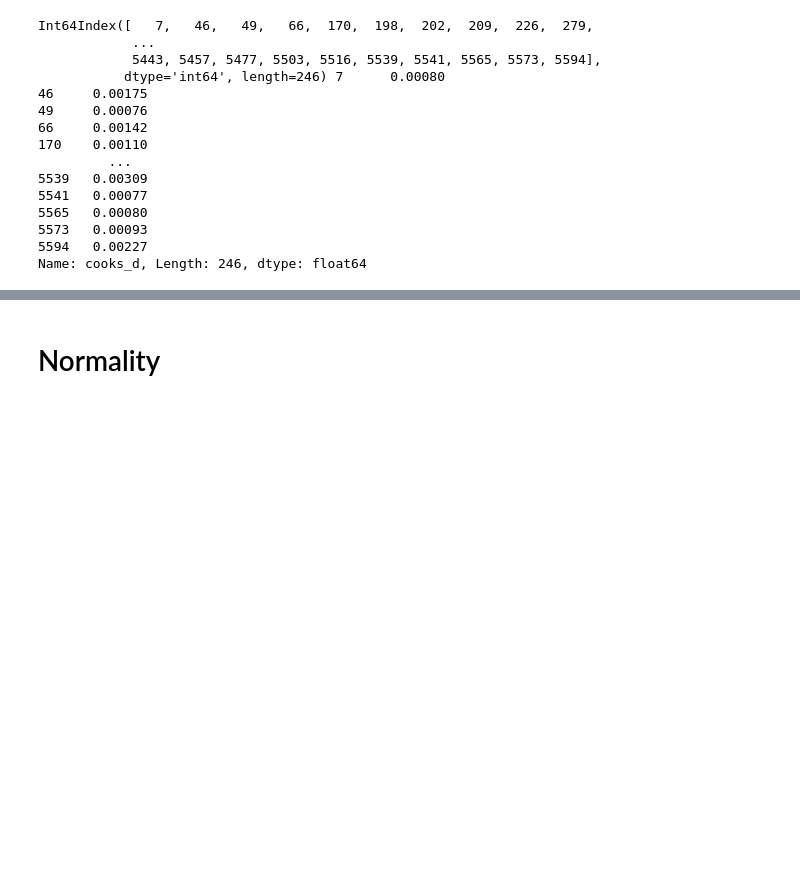
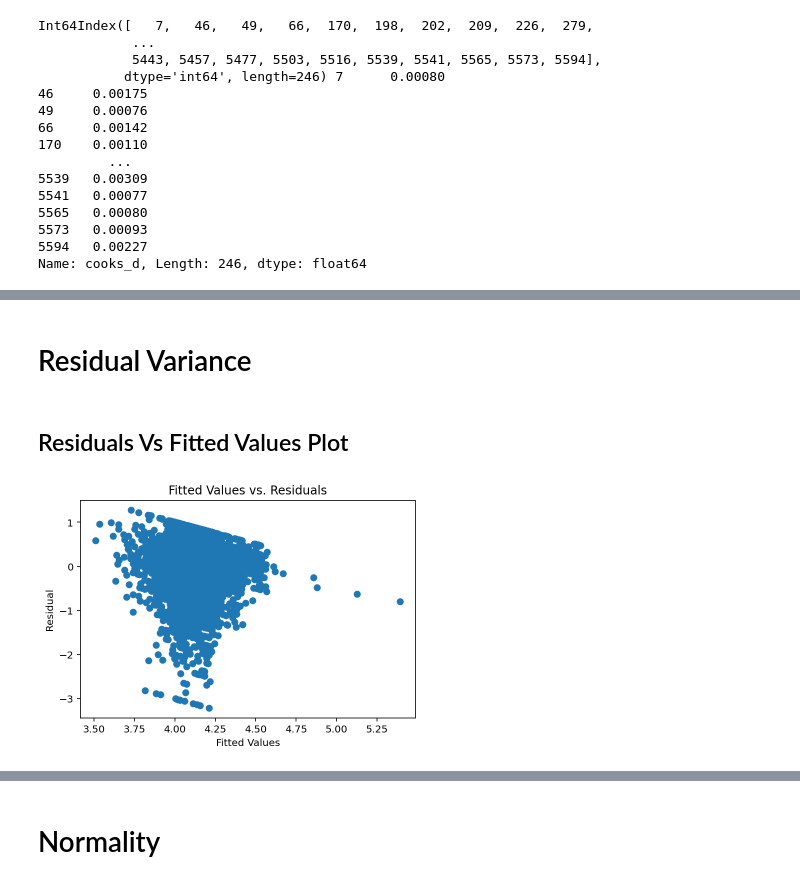
Before and after one commit to flomch/linear-regression-final-project, a Jupyter notebook: analysis.ipynb, the cells around one changed output, grey strips where cells are left out. Drawn from its saved outputs; the diff is of its cells as text; code cells hidden in the pictures; blank space fills up the shorter version.

```diff
--- a/analysis.ipynb
+++ b/analysis.ipynb
@@ -167,0 +287,17 @@ Name: cooks_d, Length: 246, dtype: float64
+# %% [markdown]
+# Residual Variance
+# %% [markdown]
+## Residuals Vs Fitted Values Plot
+# %%
+# Original model
+
+p = model.fittedvalues
+res = model.resid
+plt.scatter(p,res)
+plt.xlabel("Fitted Values")
+plt.ylabel("Residual")
+plt.title("Fitted Values vs. Residuals")
+
+plt.show()
+# %% [output]
+[figure, added]
```
Also changed, not shown: parts of 17 cells of this notebook.
